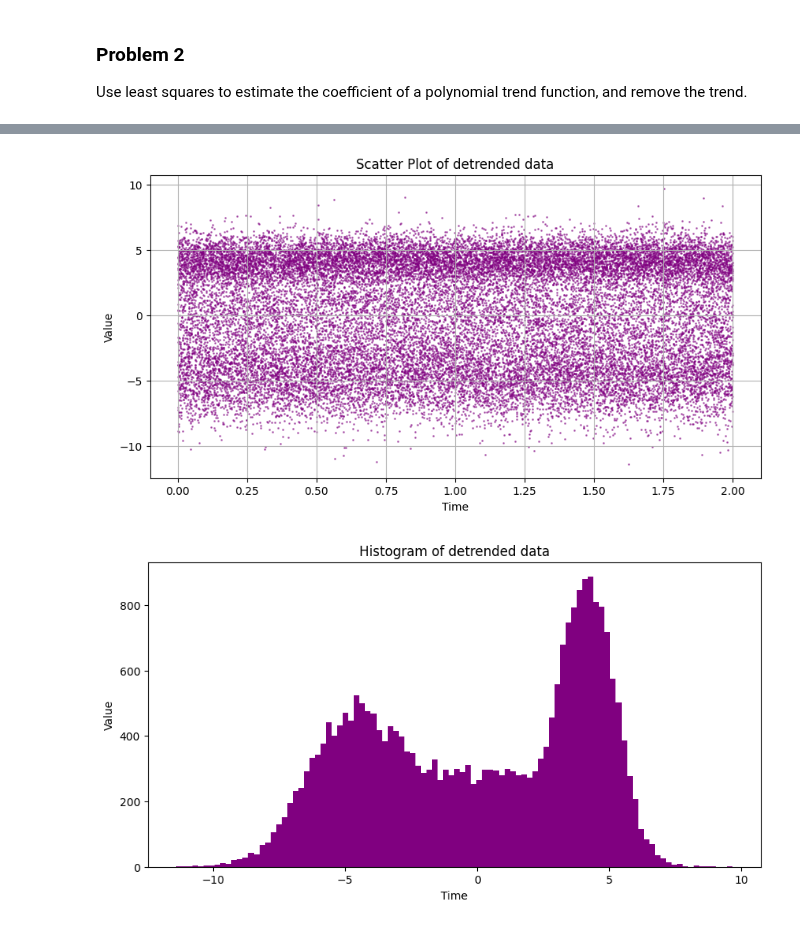
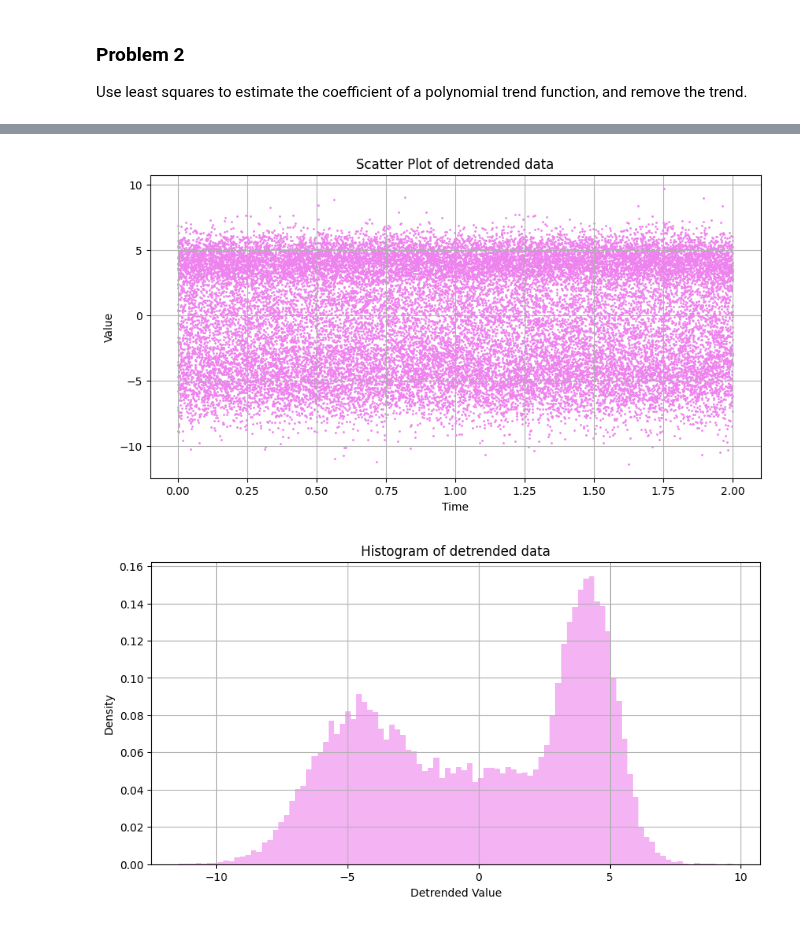
Before and after one commit to DaMole98/SPE-labs, a Jupyter notebook: HW-3/HW3.ipynb, the cells around one changed output, grey strips where cells are left out. Cells and saved outputs as stored; diff of their text form; code cells hidden in the pictures.

```diff
--- a/HW-3/HW3.ipynb
+++ b/HW-3/HW3.ipynb
@@ -137,27 +147,28 @@ Best model degree:  4
 # %%
 #removing the trend of the data
 
 trend, _ = poly_reg(best_poly.degree, y)
 
 y_detrended = y - trend
 
 plt.figure(figsize=(10, 5))
-plt.scatter(df["time"], y_detrended, color="purple", alpha=0.5, s=1)
+plt.scatter(df["time"], y_detrended, color="violet", s=1)
 plt.grid(True)
 plt.xlabel("Time")
 plt.ylabel("Value")
 plt.title("Scatter Plot of detrended data")
 plt.show()
 
 plt.figure(figsize=(10, 5))
-plt.hist(y_detrended, color="purple", bins=100)
-plt.xlabel("Time")
-plt.ylabel("Value")
+plt.hist(y_detrended, color="violet", bins=100, alpha=0.6, density=True)
+plt.grid(True)
+plt.xlabel("Detrended Value")
+plt.ylabel("Density")
 plt.title("Histogram of detrended data")
 plt.show()
 # %% [output]
-[figure, old version]
+[figure, new version]
-[figure, old version]
+[figure, new version]
 # %%
 # Gaussian PDF: returns a 1D array
 def gaussian_pdf(x, mu, sigma):
```
Also changed, not shown: parts of 8 cells of this notebook.
